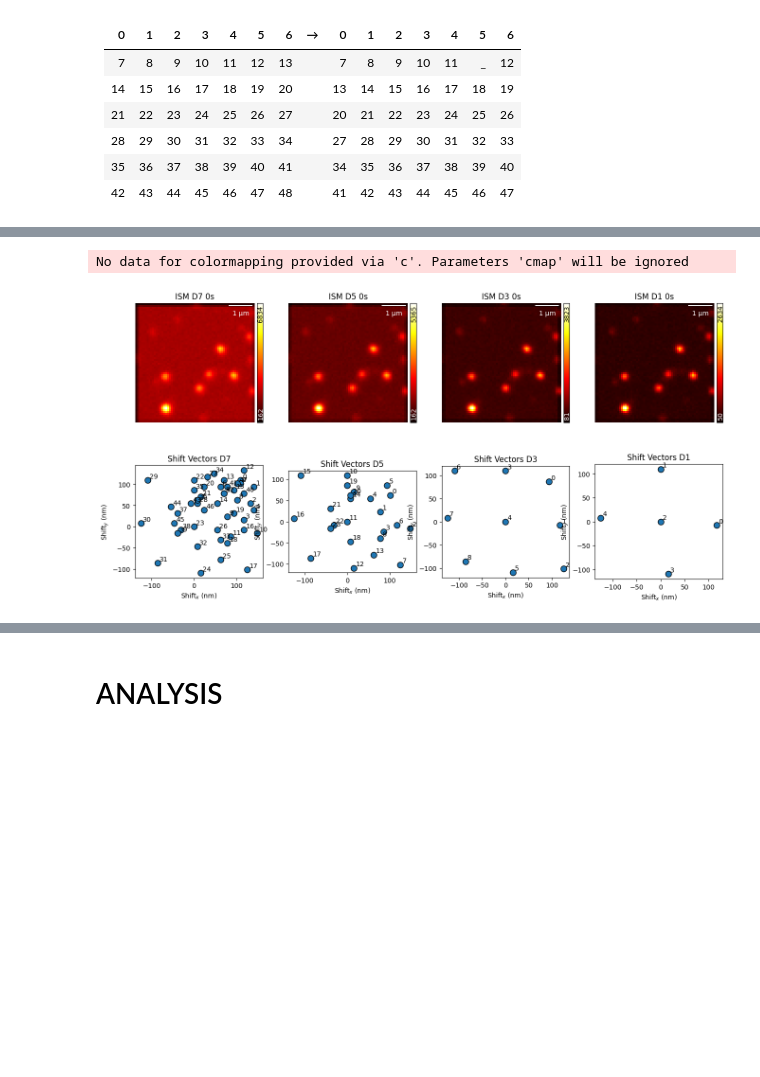
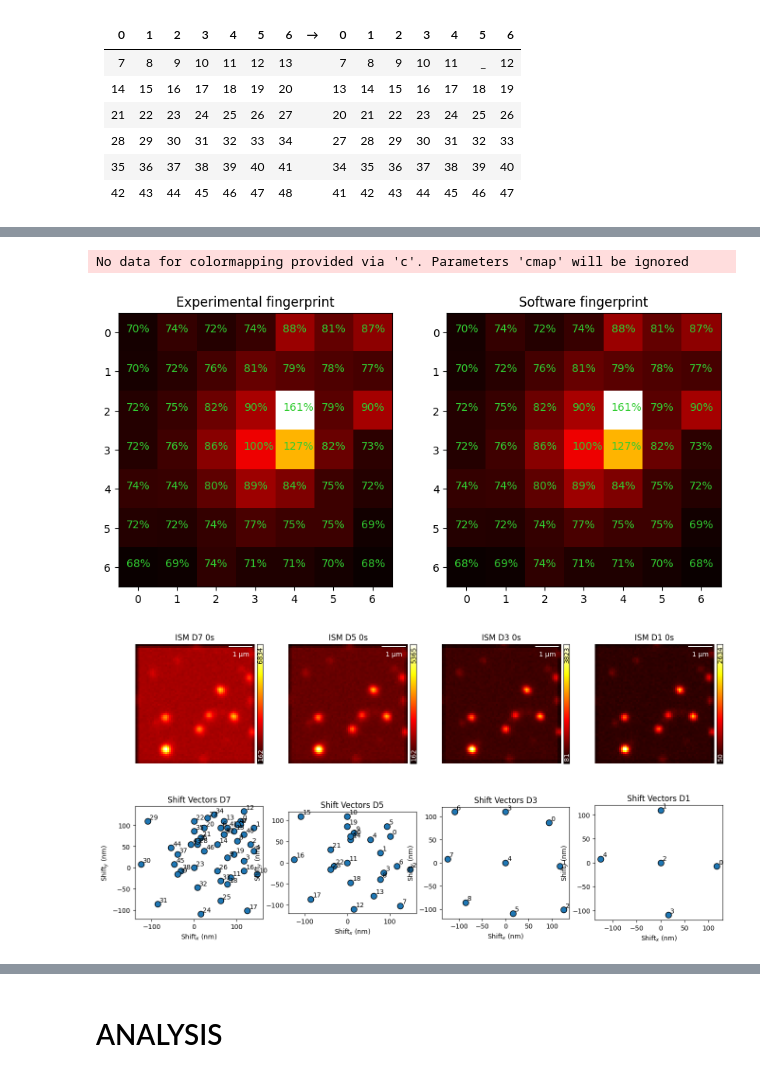
Before and after one commit to CarminatiGiovanni/tesi, a Jupyter notebook: ISM_only.ipynb, the cells around one changed output, grey strips where cells are left out. Saved outputs shown, nothing was run; the diff lists cells and outputs as text; code cells hidden in the pictures; blank space fills up the shorter version.

```diff
--- a/ISM_only.ipynb
+++ b/ISM_only.ipynb
@@ -312,15 +331,18 @@ fingerprint[1,5]=(fingerprint[1,4]+fingerprint[1,6])/2 #smooth D0 12
 fingerprint_meta[1,5]=(fingerprint_meta[1,4]+fingerprint_meta[1,6])/2
 c= int((D0Format-1)/2)  #change it if the maximum is not at the center
 
+fig,ax= plt.subplots(1,2, figsize=(10,10))
+ax[0].imshow(fingerprint, cmap='hot')
+ax[1].imshow(fingerprint_meta, cmap='hot')
 
 for i in range(7):
     for j in range(7):
         if str(round(fingerprint[i,j]*100/fingerprint[c,c])) != str(round(fingerprint_meta[i,j]*100/fingerprint_meta[c,c])):
             raise 'fingerprint not matching'
-        # ax[0].text(j-0.3,i, str(round(fingerprint[i,j]*100/fingerprint[c,c])) + '%', color='limegreen')
-        # ax[0].set_title('Experimental fingerprint')
-        # ax[1].text(j-0.3,i, str(round(fingerprint_meta[i,j]*100/fingerprint_meta[c,c])) + '%', color='limegreen')
-        # ax[1].set_title('Software fingerprint')
+        ax[0].text(j-0.3,i, str(round(fingerprint[i,j]*100/fingerprint[c,c])) + '%', color='limegreen')
+        ax[0].set_title('Experimental fingerprint')
+        ax[1].text(j-0.3,i, str(round(fingerprint_meta[i,j]*100/fingerprint_meta[c,c])) + '%', color='limegreen')
+        ax[1].set_title('Software fingerprint')
 
 # fig_1 = gra.ShowDataset(np.sum(data,axis=(z_i,rep_i,t_i)),normalize = False, colorbar=False) # SHOW 49 images
 
@@ -375,32 +397,33 @@ ax[1,1].set_title('Shift Vectors D5')
 
 gra.ShowImg(ISM_D3, pxsize_x = pxsizex, fig = fig, ax = ax[0,2], cmap='hot')
 ax[0,2].set_title('ISM D3 ' + str(int(TIME_ISM_D3)) + 's')
 gra.PlotShiftVectors(shift_vec3, fig = fig, ax = ax[1,2])
 ax[1,2].set_title('Shift Vectors D3')
 
 gra.ShowImg(ISM_D1, pxsize_x = pxsizex, fig = fig, ax = ax[0,3], cmap='hot')
 ax[0,3].set_title('ISM D1 ' + str(int(TIME_ISM_D1)) + 's')
 gra.PlotShiftVectors(shift_vec1, fig = fig, ax = ax[1,3])
 ax[1,3].set_title('Shift Vectors D1')
 
 plt.show()
 
 # #############################################################################################
 # # ISM VS D0
 # ############################################################################################
 
 # fig, ax = plt.subplots(1, 2, figsize=(15,10))
 
 # gra.ShowImg(CENTRAL_D0[:,:], pxsize_x = pxsizex, fig = fig, ax = ax[0]) #[422:512,45:135]
 # ax[0].set_title('Confocal central D0')
 
 # gra.ShowImg(ISM_D5[:,:], pxsize_x = pxsizex, fig = fig, ax = ax[1]) #[320:356,206:242]
 # ax[1].set_title('ISM D5')
 # plt.show()
 
 # del d1,d3,d5,d7
 del ISM_D1_CH, ISM_D3_CH, ISM_D5_CH, ISM_D7_CH
-del shift_vec1, shift_vec3, shift_vec5, shift_vec7
+# del shift_vec1, shift_vec3, shift_vec5, shift_vec7
 # %% [output]
 No data for colormapping provided via 'c'. Parameters 'cmap' will be ignored
-[figure, old version]
+[figure, new version]
+[figure, added]
```
Also changed, not shown: parts of 10 cells of this notebook, 1 other file.
